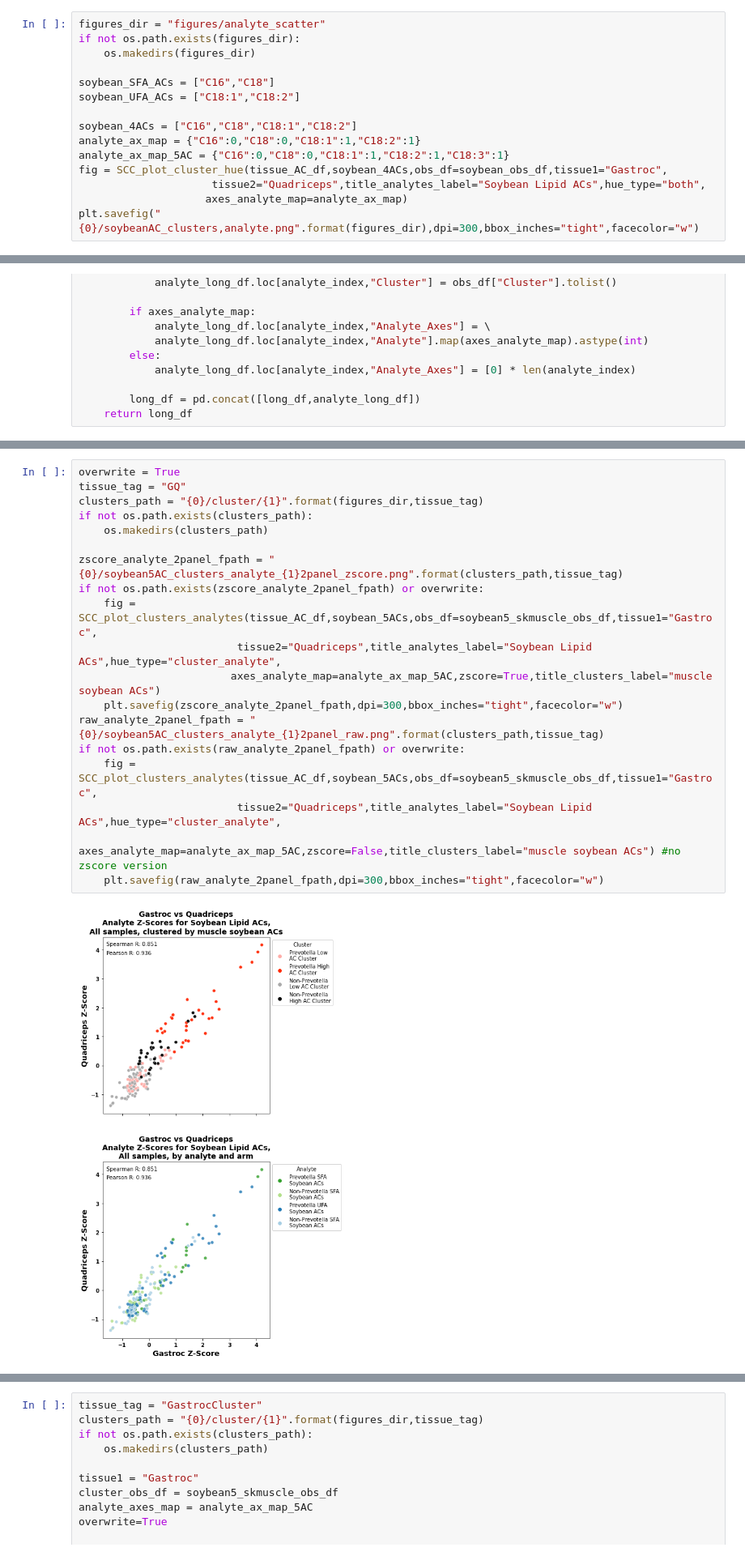
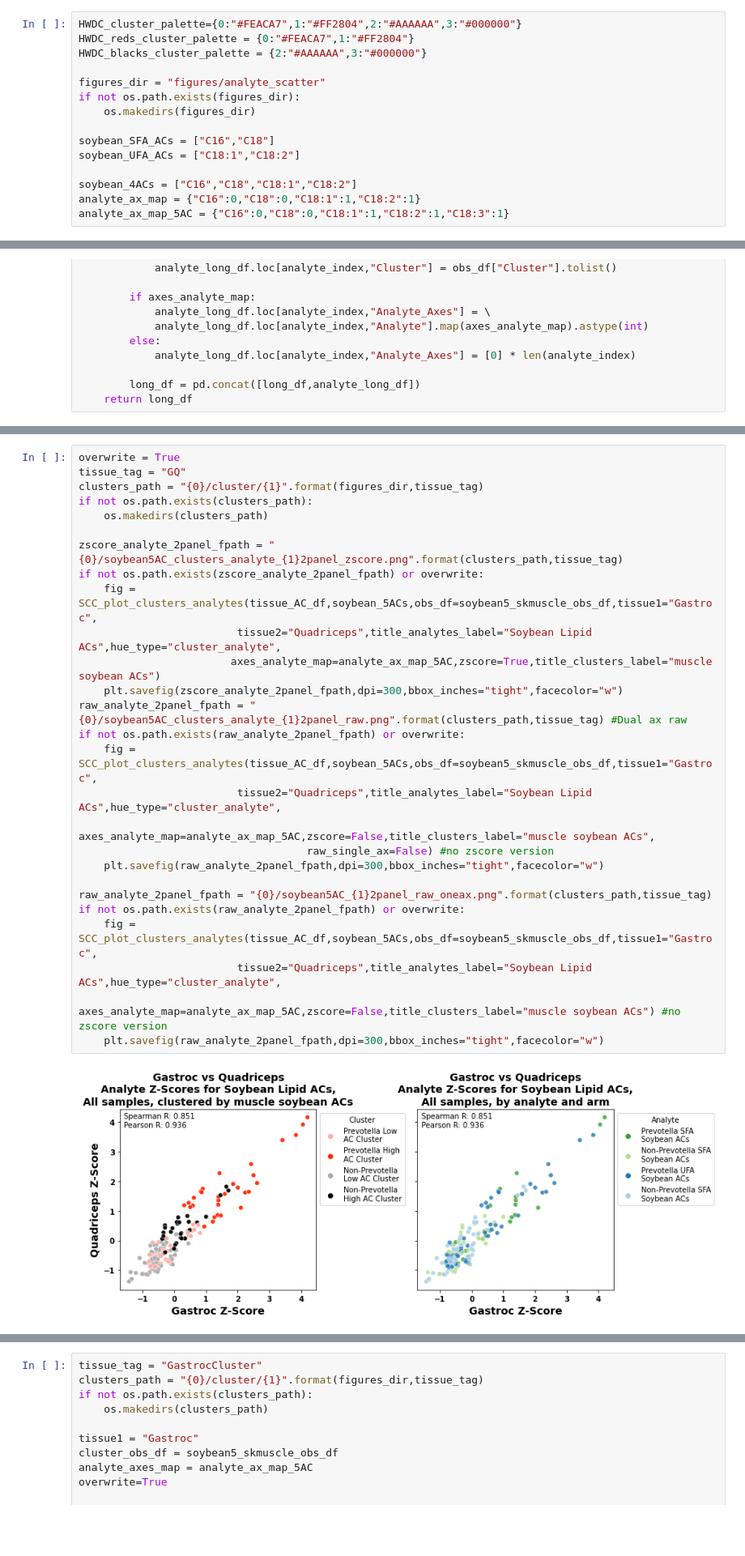
Before and after one commit to evanmlee/Gordon_MS, a Jupyter notebook: MS_analyte_kmeans.ipynb, the cells around one changed output, grey strips where cells are left out. Shown at 81% size. Drawn from its saved outputs; the diff is of its cells as text; blank space fills up the shorter version.

```diff
--- a/MS_analyte_kmeans.ipynb
+++ b/MS_analyte_kmeans.ipynb
@@ -308,4 +169,8 @@ def SCC_plot_cluster_hue(ms_df,analytes,obs_df,tissue1="Gastroc",tissue2="Quadri
 # %%
+HWDC_cluster_palette={0:"#FEACA7",1:"#FF2804",2:"#AAAAAA",3:"#000000"}
+HWDC_reds_cluster_palette = {0:"#FEACA7",1:"#FF2804"}
+HWDC_blacks_cluster_palette = {2:"#AAAAAA",3:"#000000"}
+
 figures_dir = "figures/analyte_scatter"
 if not os.path.exists(figures_dir):
     os.makedirs(figures_dir)
@@ -316,7 +181,3 @@ soybean_UFA_ACs = ["C18:1","C18:2"]
 soybean_4ACs = ["C16","C18","C18:1","C18:2"]
 analyte_ax_map = {"C16":0,"C18":0,"C18:1":1,"C18:2":1}
 analyte_ax_map_5AC = {"C16":0,"C18":0,"C18:1":1,"C18:2":1,"C18:3":1}
-fig = SCC_plot_cluster_hue(tissue_AC_df,soybean_4ACs,obs_df=soybean_obs_df,tissue1="Gastroc",
-                     tissue2="Quadriceps",title_analytes_label="Soybean Lipid ACs",hue_type="both",
-                    axes_analyte_map=analyte_ax_map)
-plt.savefig("{0}/soybeanAC_clusters,analyte.png".format(figures_dir),dpi=300,bbox_inches="tight",facecolor="w")
@@ -683,21 +543,29 @@ def SCC_plot_clusters_analytes(ms_df,analytes,obs_df,tissue1="Gastroc",tissue2="
 # %%
 overwrite = True
 tissue_tag = "GQ"
 clusters_path = "{0}/cluster/{1}".format(figures_dir,tissue_tag)
 if not os.path.exists(clusters_path):
     os.makedirs(clusters_path)
 
 zscore_analyte_2panel_fpath = "{0}/soybean5AC_clusters_analyte_{1}2panel_zscore.png".format(clusters_path,tissue_tag)
 if not os.path.exists(zscore_analyte_2panel_fpath) or overwrite:
     fig = SCC_plot_clusters_analytes(tissue_AC_df,soybean_5ACs,obs_df=soybean5_skmuscle_obs_df,tissue1="Gastroc",
                          tissue2="Quadriceps",title_analytes_label="Soybean Lipid ACs",hue_type="cluster_analyte",
                         axes_analyte_map=analyte_ax_map_5AC,zscore=True,title_clusters_label="muscle soybean ACs")
     plt.savefig(zscore_analyte_2panel_fpath,dpi=300,bbox_inches="tight",facecolor="w")
-raw_analyte_2panel_fpath = "{0}/soybean5AC_clusters_analyte_{1}2panel_raw.png".format(clusters_path,tissue_tag)
+raw_analyte_2panel_fpath = "{0}/soybean5AC_clusters_analyte_{1}2panel_raw.png".format(clusters_path,tissue_tag) #Dual ax raw
+if not os.path.exists(raw_analyte_2panel_fpath) or overwrite:
+    fig = SCC_plot_clusters_analytes(tissue_AC_df,soybean_5ACs,obs_df=soybean5_skmuscle_obs_df,tissue1="Gastroc",
+                         tissue2="Quadriceps",title_analytes_label="Soybean Lipid ACs",hue_type="cluster_analyte",
+                        axes_analyte_map=analyte_ax_map_5AC,zscore=False,title_clusters_label="muscle soybean ACs",
+                                    raw_single_ax=False) #no zscore version
+    plt.savefig(raw_analyte_2panel_fpath,dpi=300,bbox_inches="tight",facecolor="w")
+
+raw_analyte_2panel_fpath = "{0}/soybean5AC_{1}2panel_raw_oneax.png".format(clusters_path,tissue_tag)
 if not os.path.exists(raw_analyte_2panel_fpath) or overwrite:
     fig = SCC_plot_clusters_analytes(tissue_AC_df,soybean_5ACs,obs_df=soybean5_skmuscle_obs_df,tissue1="Gastroc",
                          tissue2="Quadriceps",title_analytes_label="Soybean Lipid ACs",hue_type="cluster_analyte",
                         axes_analyte_map=analyte_ax_map_5AC,zscore=False,title_clusters_label="muscle soybean ACs") #no zscore version
     plt.savefig(raw_analyte_2panel_fpath,dpi=300,bbox_inches="tight",facecolor="w")
 # %% [output]
-[figure, old version]
+[figure, new version]
```
Also changed, not shown: parts of 11 cells of this notebook, 1 other file.
